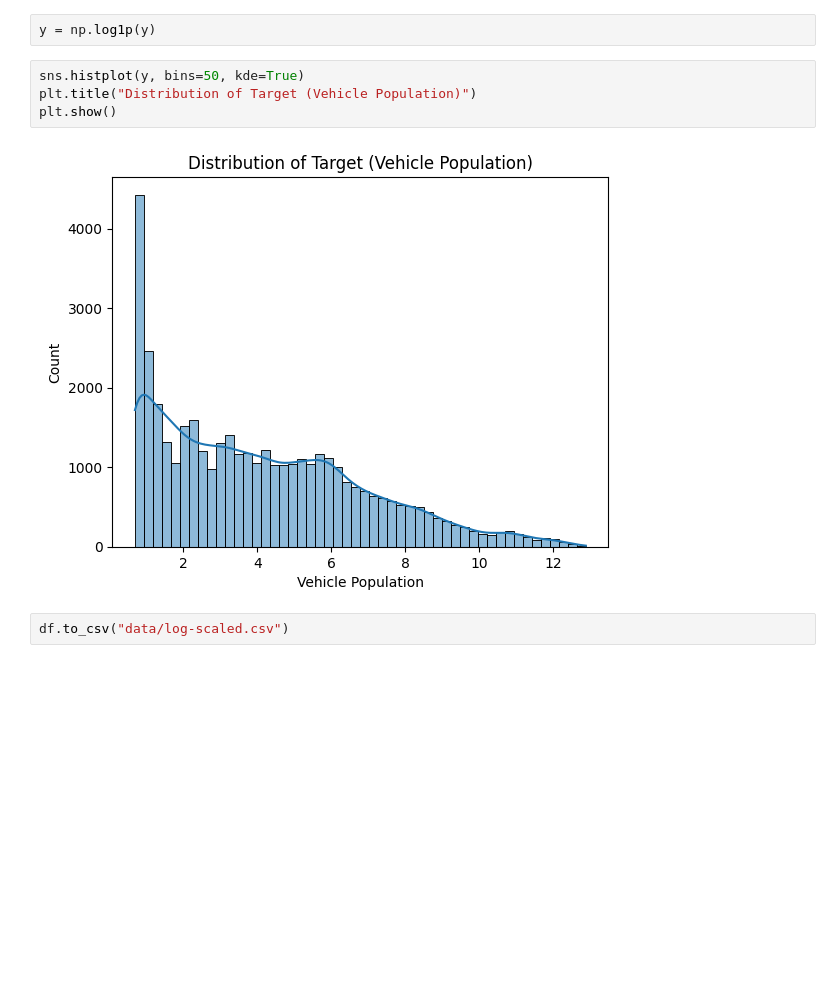
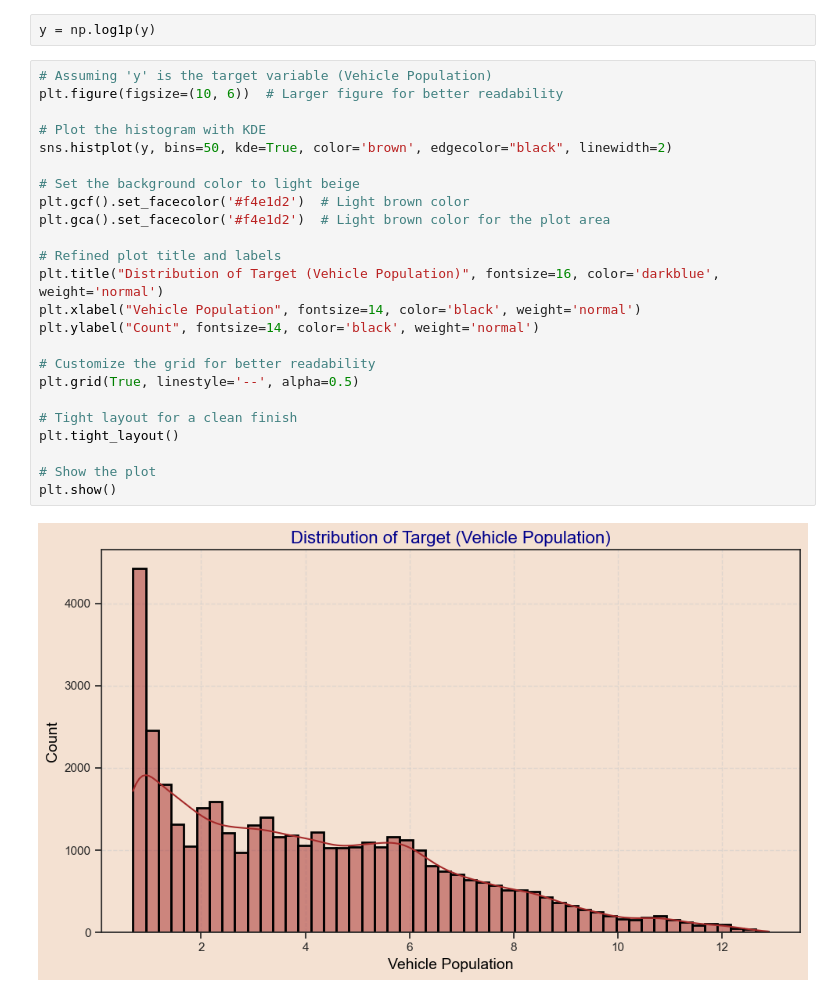
Before and after one commit to tlynx538/Rice-Datathon-2025, a Jupyter notebook: src/feature-importance.ipynb, the cells around one changed output. Drawn from its saved outputs; the diff is of its cells as text; blank space fills up the shorter version.

```diff
--- a/src/feature-importance.ipynb
+++ b/src/feature-importance.ipynb
@@ -79,10 +135,28 @@ plt.show()
 # %%
 y = np.log1p(y)
 # %%
-sns.histplot(y, bins=50, kde=True)
-plt.title("Distribution of Target (Vehicle Population)")
+# Assuming 'y' is the target variable (Vehicle Population)
+plt.figure(figsize=(10, 6))  # Larger figure for better readability
+
+# Plot the histogram with KDE
+sns.histplot(y, bins=50, kde=True, color='brown', edgecolor="black", linewidth=2)
+
+# Set the background color to light beige
+plt.gcf().set_facecolor('#f4e1d2')  # Light brown color
+plt.gca().set_facecolor('#f4e1d2')  # Light brown color for the plot area
+
+# Refined plot title and labels
+plt.title("Distribution of Target (Vehicle Population)", fontsize=16, color='darkblue', weight='normal')
+plt.xlabel("Vehicle Population", fontsize=14, color='black', weight='normal')
+plt.ylabel("Count", fontsize=14, color='black', weight='normal')
+
+# Customize the grid for better readability
+plt.grid(True, linestyle='--', alpha=0.5)
+
+# Tight layout for a clean finish
+plt.tight_layout()
+
+# Show the plot
 plt.show()
 # %% [output]
-[figure, old version]
+[figure, new version]
-# %%
-df.to_csv("data/log-scaled.csv")
```
Also changed, not shown: parts of 6 cells of this notebook, 6 other files.
